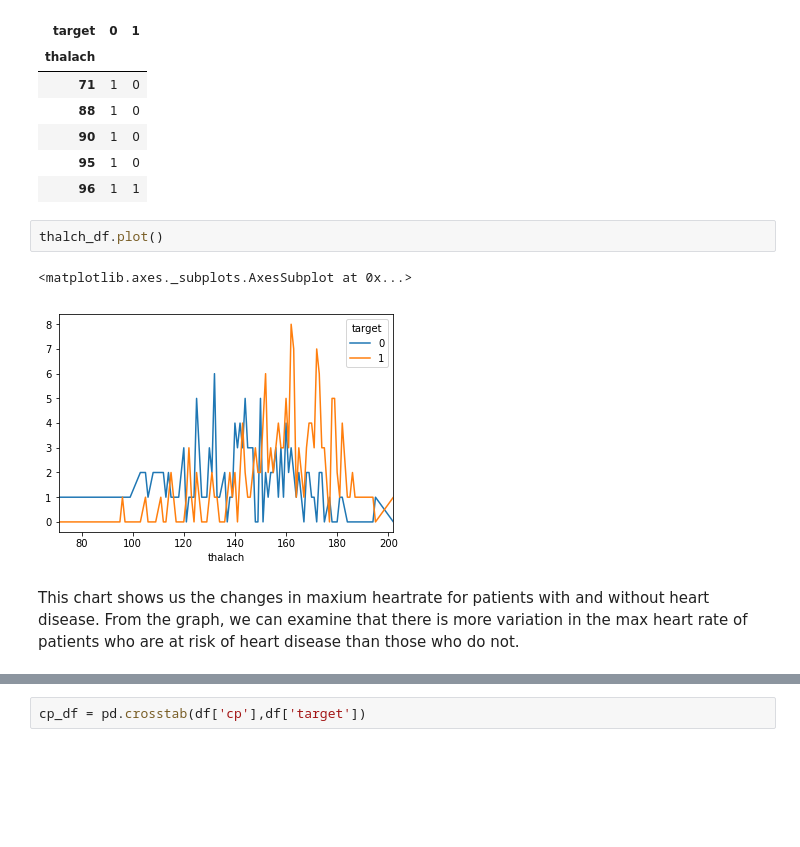
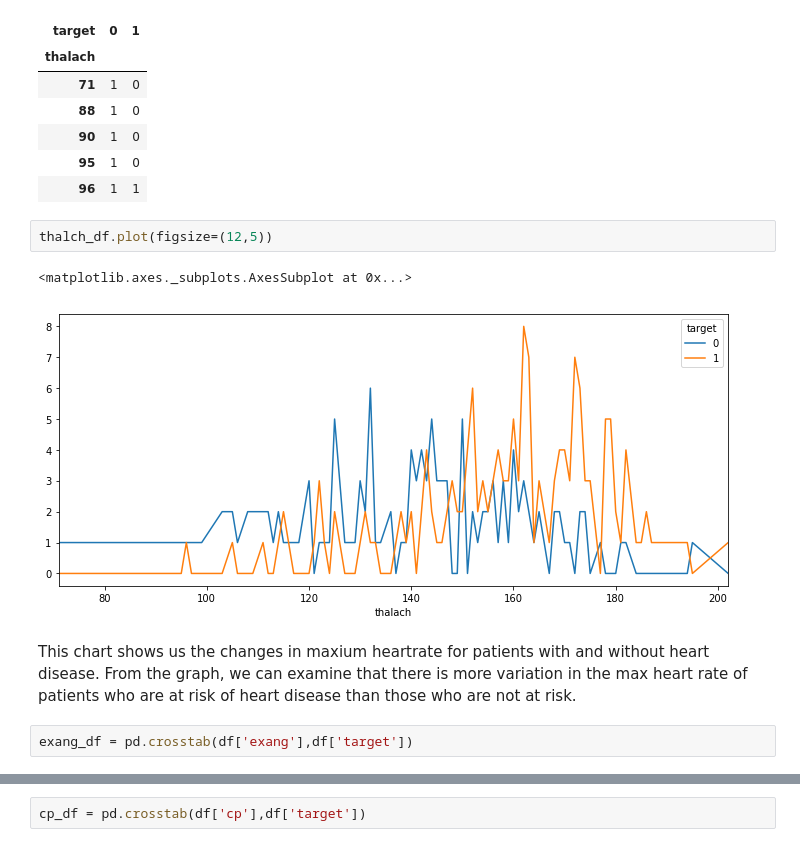
Before and after one commit to Tgordon523/HeartDisease-Analysis, a Jupyter notebook: TG_Health_Data_UCI.ipynb, the cells around one changed output, grey strips where cells are left out. Drawn from its saved outputs; the diff is of its cells as text; blank space fills up the shorter version.

```diff
--- a/TG_Health_Data_UCI.ipynb
+++ b/TG_Health_Data_UCI.ipynb
@@ -197,9 +193,11 @@ thalch_df.head()
 | 95 | 1 | 0 |
 | 96 | 1 | 1 |
 # %%
-thalch_df.plot()
+thalch_df.plot(figsize=(12,5))
 # %% [output]
 <matplotlib.axes._subplots.AxesSubplot at 0x...>
-[figure, old version]
+[figure, new version]
 # %% [markdown]
-This chart shows us the changes in maxium heartrate for patients with and without heart disease. From the graph, we can examine that there is more variation in the max heart rate of patients who are at risk of heart disease than those who do not.
+This chart shows us the changes in maxium heartrate for patients with and without heart disease. From the graph, we can examine that there is more variation in the max heart rate of patients who are at risk of heart disease than those who are not at risk.
+# %%
+exang_df = pd.crosstab(df['exang'],df['target'])
```
Also changed, not shown: parts of 37 cells of this notebook.
